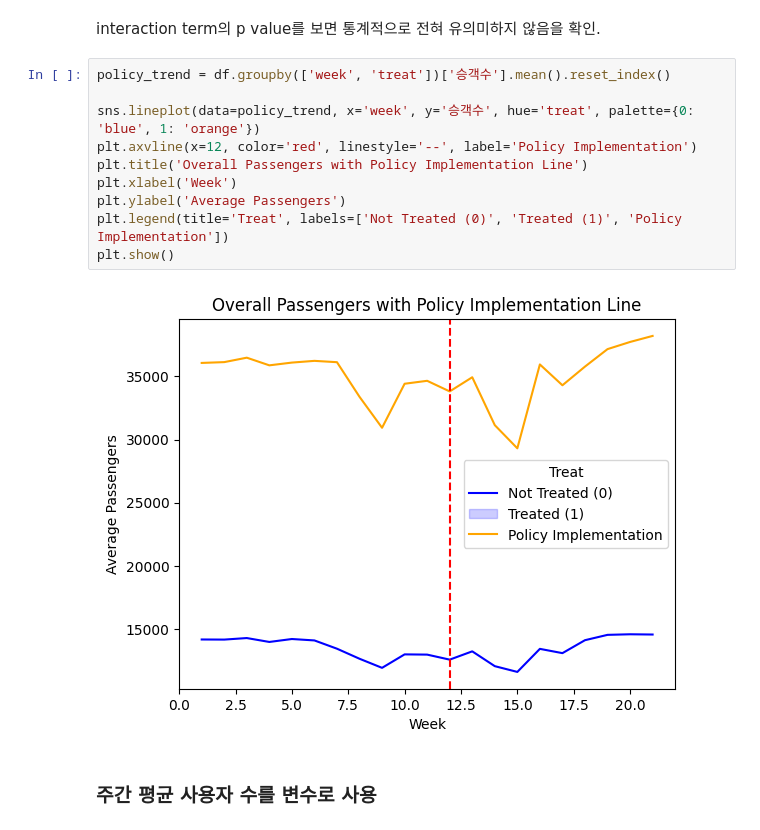
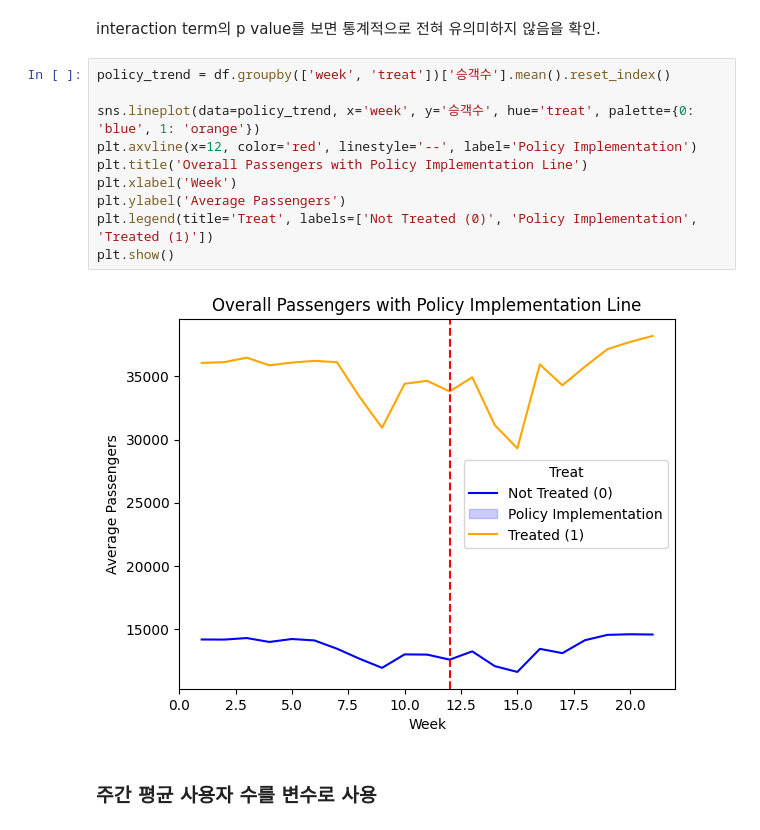
Before and after one commit to myeongseok-gwon/climate-card, a Jupyter notebook: metro_did.ipynb, the cells around one changed output. Cells and saved outputs as stored; diff of their text form.

Commit message:
modify chart

```diff
--- a/metro_did.ipynb
+++ b/metro_did.ipynb
@@ -54,15 +54,15 @@ interaction term의 p value를 보면 통계적으로 전혀 유의미하지 않
 # %%
 policy_trend = df.groupby(['week', 'treat'])['승객수'].mean().reset_index()
 
 sns.lineplot(data=policy_trend, x='week', y='승객수', hue='treat', palette={0: 'blue', 1: 'orange'})
 plt.axvline(x=12, color='red', linestyle='--', label='Policy Implementation')
 plt.title('Overall Passengers with Policy Implementation Line')
 plt.xlabel('Week')
 plt.ylabel('Average Passengers')
-plt.legend(title='Treat', labels=['Not Treated (0)', 'Treated (1)', 'Policy Implementation'])
+plt.legend(title='Treat', labels=['Not Treated (0)', 'Policy Implementation', 'Treated (1)'])
 plt.show()
 # %% [output]
-[figure, old version]
+[figure, new version]
 # %% [markdown]
 ### 주간 평균 사용자 수를 변수로 사용
 # %% [markdown]
```
Also changed, not shown: parts of 2 cells of this notebook.
